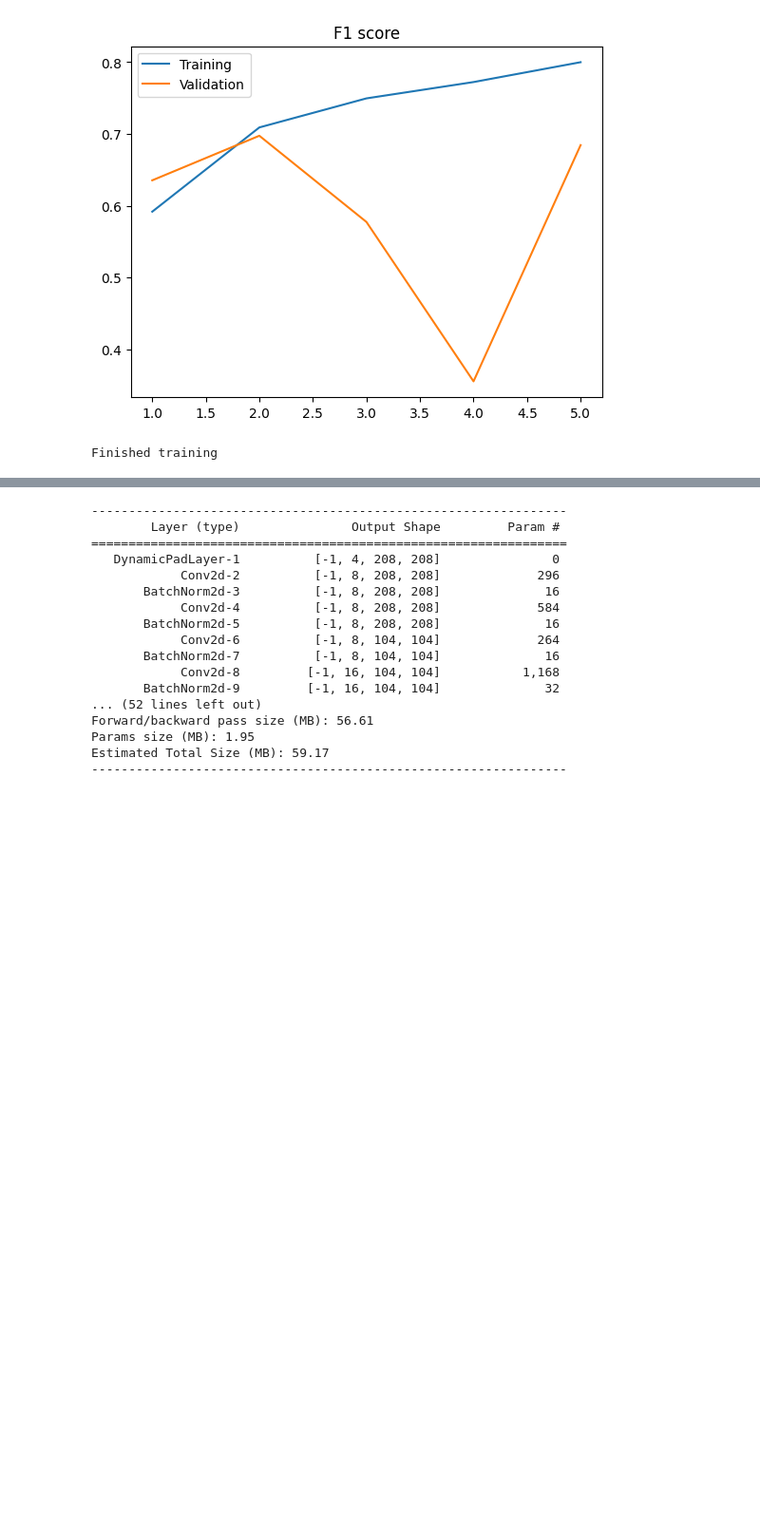
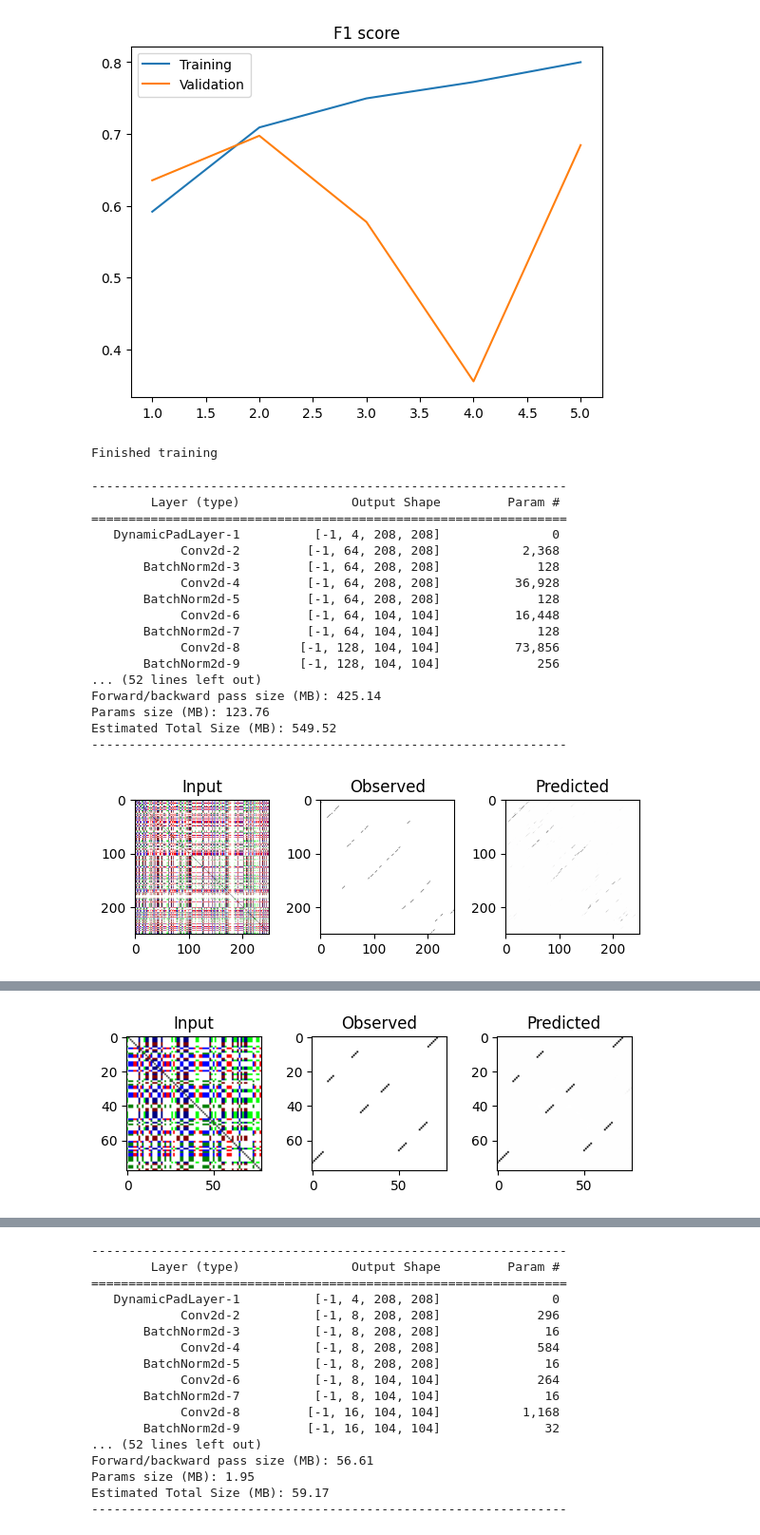
Before and after one commit to MEskerod/project_deeplearning_2023, a Jupyter notebook: deeplearning_project_Maria.ipynb, the cells around one changed output, grey strips where cells are left out. Shown at 95% size. Saved outputs shown, nothing was run; the diff lists cells and outputs as text; code cells hidden in the pictures; blank space fills up the shorter version.

Commit message:
Started training Unet with 64 channels

```diff
--- a/deeplearning_project_Maria.ipynb
+++ b/deeplearning_project_Maria.ipynb
@@ -1455,14 +1455,3 @@ Epoch [5/5], Loss: 0.0065, Validation: 0.016960907727479935
 [figure]
 [figure]
 Finished training
-# %%
-#With even more layers (Maria)
-%matplotlib inline
-
-channels = 8
-model_Maria2 = RNA_Unet22(channels).cuda()
-summary(model_Maria2, input_size=(4, 201, 201))
-
-fit_model(model_Maria2, train_dataset, validation_dataset, lr=0.03)
-
-print("Finished training")
@@ -1527,3 +1497,33 @@ Epoch [5/5], Loss: 0.0016, Validation: 0.009340519085526466
 [figure]
 [figure]
 Finished training
+# %%
+#With skip layers
+%matplotlib inline
+
+channels = 64
+model_unet_skipl = RNA_Unet_skipl(channels).cuda()
+summary(model_unet_skipl, input_size=(4, 201, 201))
+
+fit_model(model_unet_skipl, train_dataset, validation_dataset)
+
+print("Finished training")
+# %% [output]
+----------------------------------------------------------------
+        Layer (type)               Output Shape         Param #
+================================================================
+   DynamicPadLayer-1          [-1, 4, 208, 208]               0
+            Conv2d-2         [-1, 64, 208, 208]           2,368
+       BatchNorm2d-3         [-1, 64, 208, 208]             128
+            Conv2d-4         [-1, 64, 208, 208]          36,928
+       BatchNorm2d-5         [-1, 64, 208, 208]             128
+            Conv2d-6         [-1, 64, 104, 104]          16,448
+       BatchNorm2d-7         [-1, 64, 104, 104]             128
+            Conv2d-8        [-1, 128, 104, 104]          73,856
+       BatchNorm2d-9        [-1, 128, 104, 104]             256
+... (52 lines left out)
+Forward/backward pass size (MB): 425.14
+Params size (MB): 123.76
+Estimated Total Size (MB): 549.52
+----------------------------------------------------------------
+[figure, added]
@@ -1529,0 +1531 @@ Finished training
+[figure, added]
```
Also changed, not shown: parts of 2 cells of this notebook.
